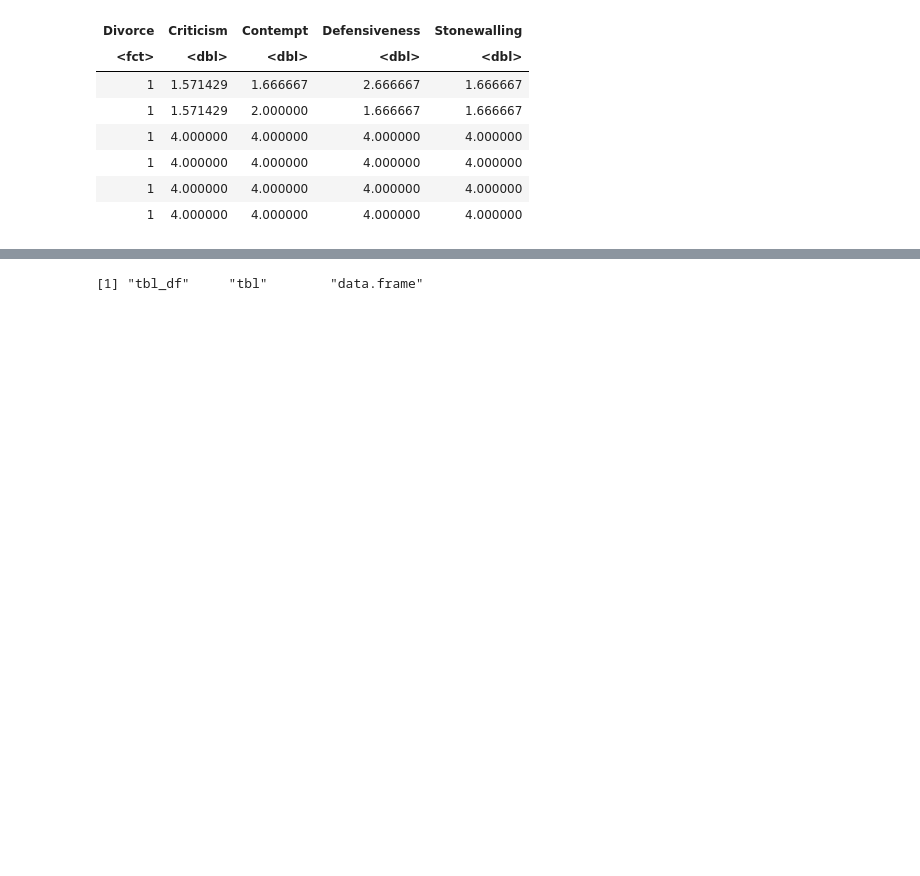
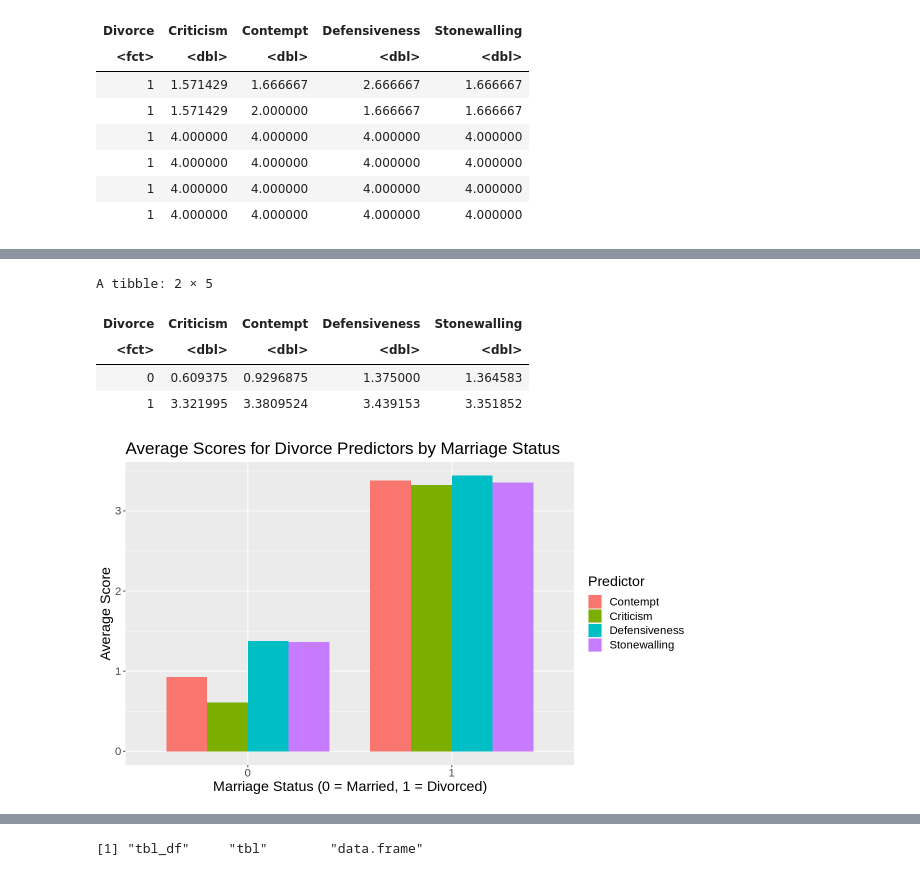
Before and after one commit to apurva-b/dsci100-project-58, a Jupyter notebook: Final Project.ipynb, the cells around one changed output, grey strips where cells are left out. Drawn from its saved outputs; the diff is of its cells as text; code cells hidden in the pictures; blank space fills up the shorter version.

```diff
--- a/Final Project.ipynb
+++ b/Final Project.ipynb
@@ -171,0 +172,25 @@ library(rsample)
+# %%
+# The training data is summarized into a table that shows the mean of the 4 variables separated into class(1 meaning divorced and 0 meaning married)
+summary_divorce <- divorce_train |>
+                    group_by(Divorce) |>
+                    summarise(across(c("Criticism", "Contempt", "Defensiveness", "Stonewalling"), ~mean(.x, na.rm = TRUE)))
+summary_divorce
+# A pivot table is created from the summarized data to group the 4 predictors under a column and corresponding average scores under another to aid in data visualization
+divorce_train_longer <- summary_divorce |>
+                          pivot_longer(cols = -Divorce, names_to = "Predictor", values_to = "Score")
+
+options(repr.plot.width=10, repr.plot.height=6)
+# Creating a bar graph showing average scores across the divorce predictors, grouped by marriage status
+divorce_train_plot <- ggplot(divorce_train_longer, aes(x = Divorce, y = Score, fill = Predictor)) +
+                        geom_bar(stat = "identity", position = "dodge", width = 0.8) +
+                        labs(x = "Marriage Status (0 = Married, 1 = Divorced)", y = "Average Score", fill = "Predictor") +
+                        ggtitle("Average Scores for Divorce Predictors by Marriage Status")+
+                        theme(text = element_text(size=17))
+divorce_train_plot
+# %% [output]
+A tibble: 2 × 5
+| Divorce | Criticism | Contempt | Defensiveness | Stonewalling |
+| <fct> | <dbl> | <dbl> | <dbl> | <dbl> |
+| 0 | 0.609375 | 0.9296875 | 1.375000 | 1.364583 |
+| 1 | 3.321995 | 3.3809524 | 3.439153 | 3.351852 |
+[figure, added]
```
Also changed, not shown: parts of 23 cells of this notebook.
